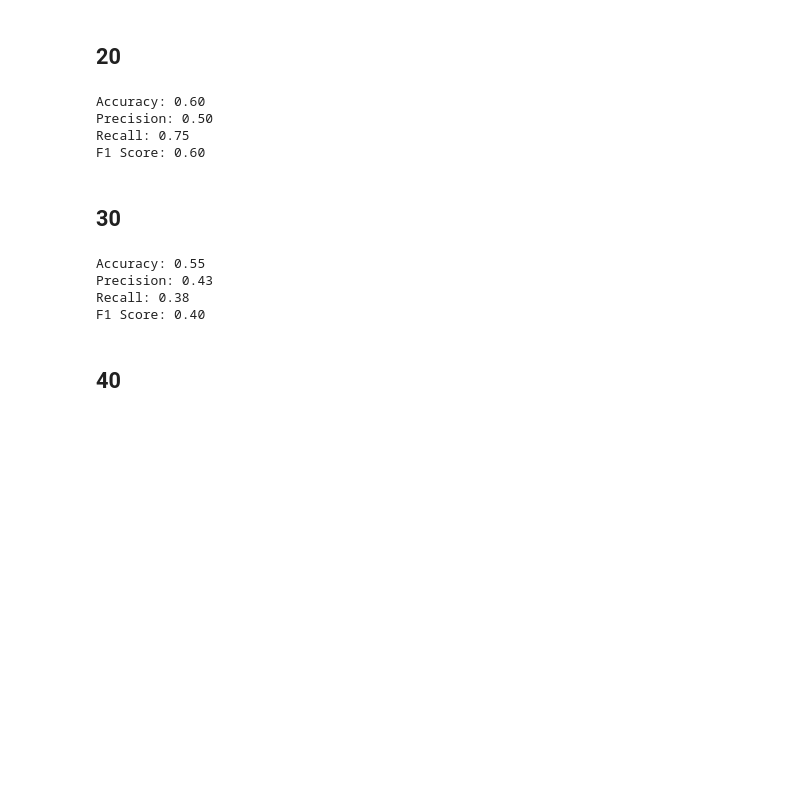
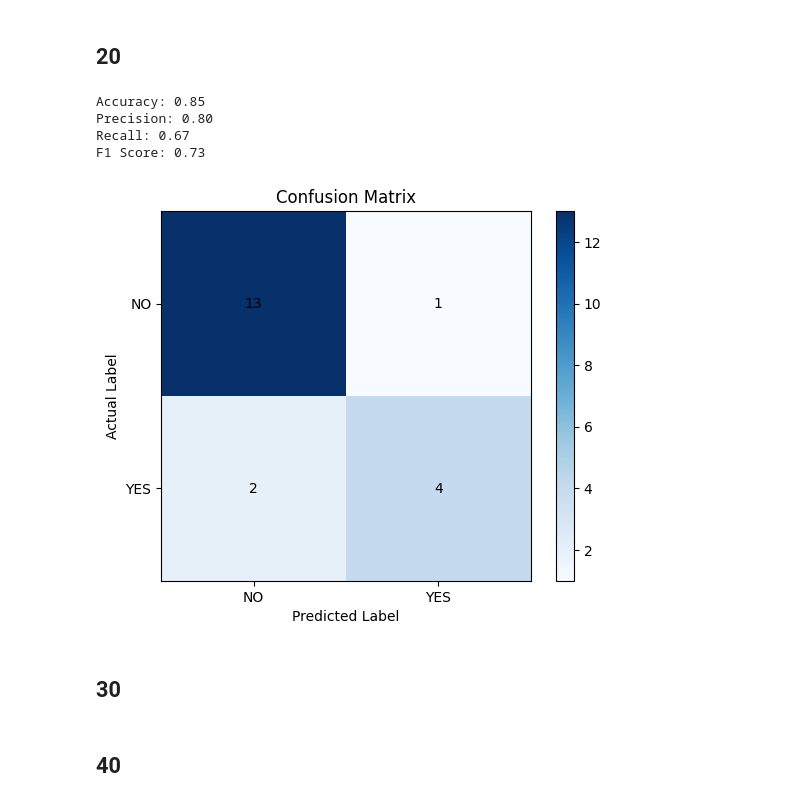
Before and after one commit to Gavin2417/NLP-project, a Jupyter notebook: NLP/get_acuracy.ipynb, the cells around one changed output. Drawn from its saved outputs; the diff is of its cells as text; code cells hidden in the pictures; blank space fills up the shorter version.

```diff
--- a/NLP/get_acuracy.ipynb
+++ b/NLP/get_acuracy.ipynb
@@ -71,23 +113,19 @@ F1 Score: 0.40
 # %%
 file2_path = r"../NLP/csv_data/test_predictions_20.csv"  # Update with the actual filename if needed
 df2 = pd.read_csv(file2_path)
-visulize(df1, df2)
+visualize(df1, df2)
 # %% [output]
-Accuracy: 0.60
-Precision: 0.50
-Recall: 0.75
-F1 Score: 0.60
+Accuracy: 0.85
+Precision: 0.80
+Recall: 0.67
+F1 Score: 0.73
+[figure, added]
 # %% [markdown]
 ## 30
 # %%
-file3_path = r"../NLP/csv_data/test_predictions_30.csv"  # Update with the actual filename if needed
-df3 = pd.read_csv(file3_path)
-visulize(df1, df3)
+# file3_path = r"../NLP/csv_data/test_predictions_30.csv"  # Update with the actual filename if needed
+# df3 = pd.read_csv(file3_path)
+# visualize(df1, df3)
-# %% [output]
-Accuracy: 0.55
-Precision: 0.43
-Recall: 0.38
-F1 Score: 0.40
 # %% [markdown]
 ## 40
 # %%
```
Also changed, not shown: parts of 5 cells of this notebook, 13 other files.
